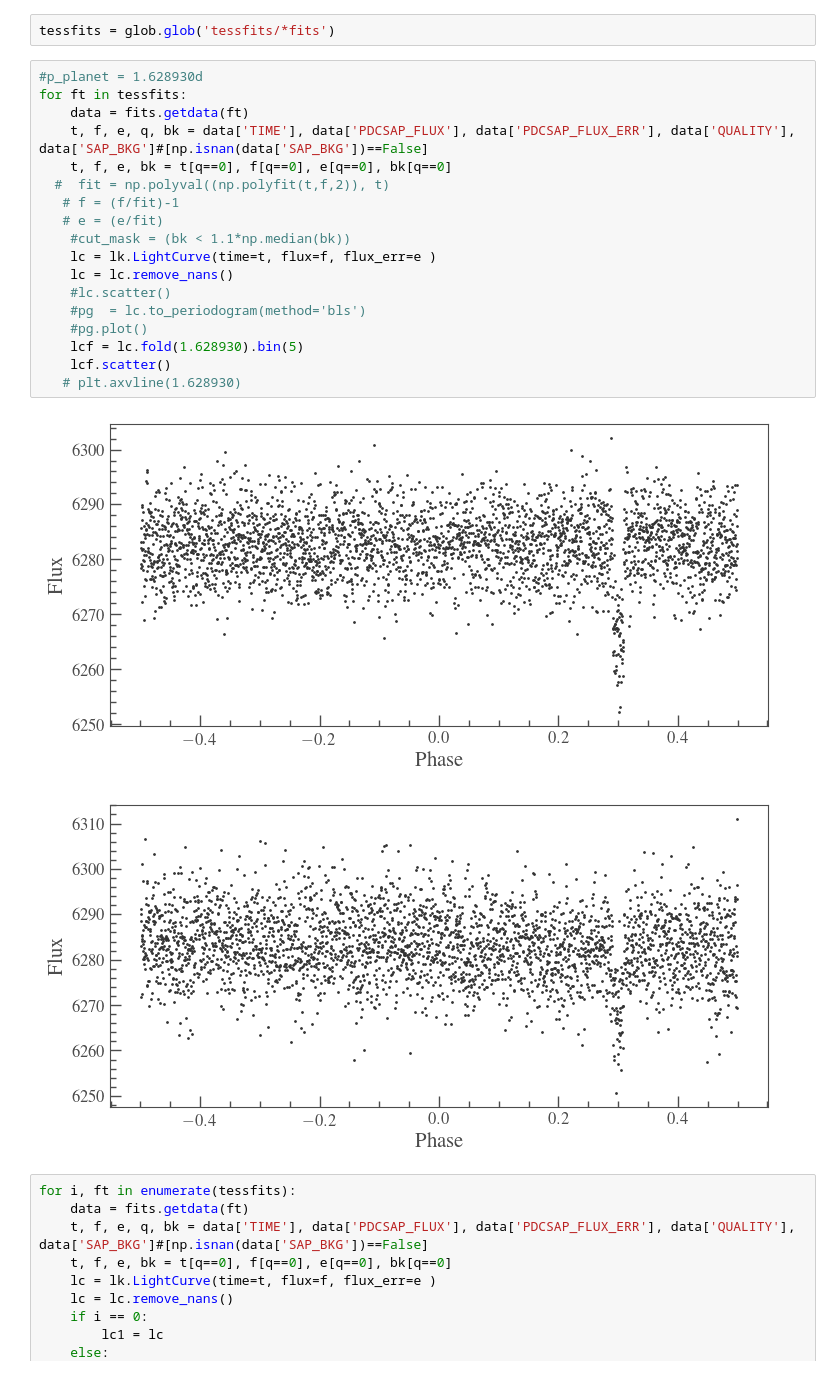
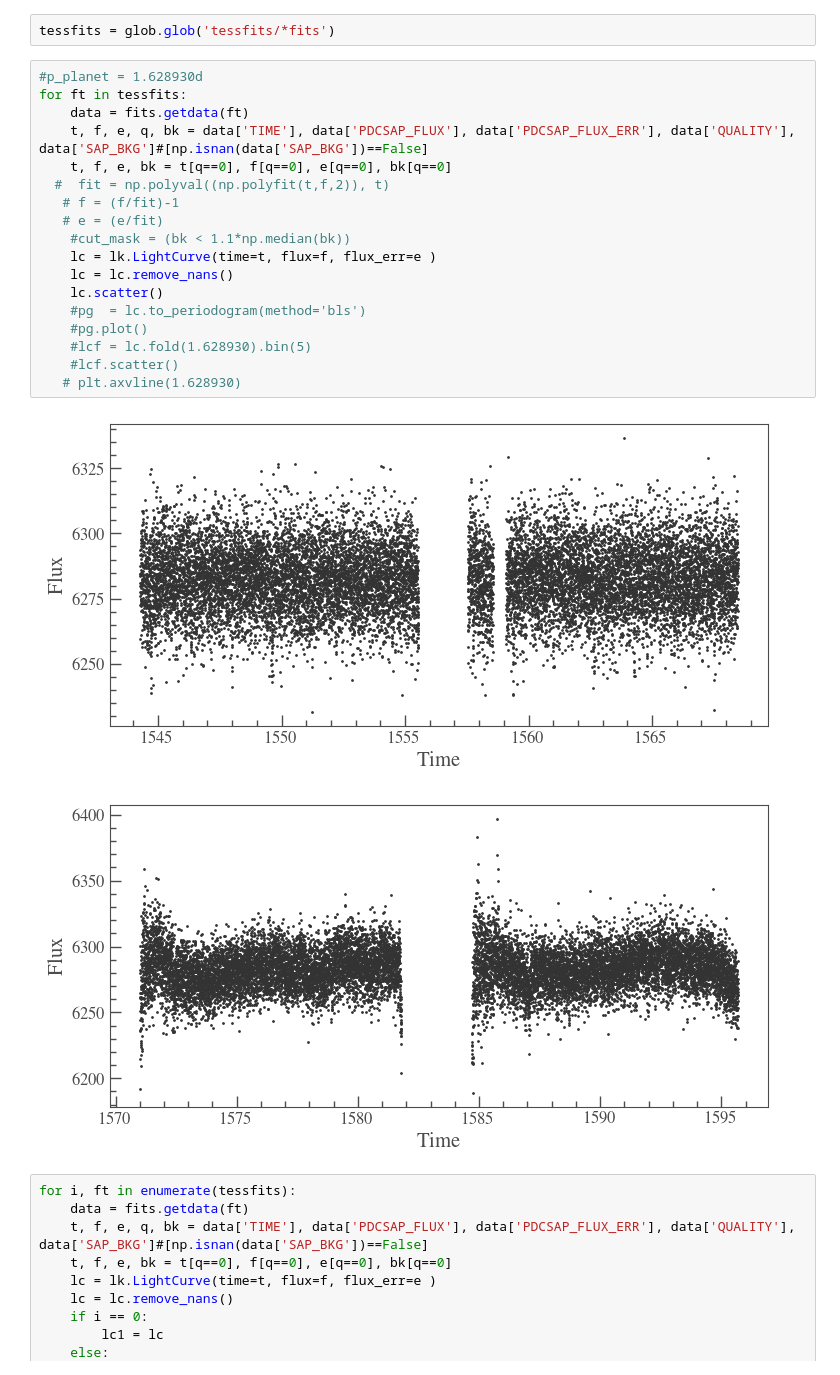
Before and after one commit to davidjwilson/gj1132, a Jupyter notebook: gj1132_tess.ipynb, the cells around one changed output. Cells and saved outputs as stored; diff of their text form.

```diff
--- a/gj1132_tess.ipynb
+++ b/gj1132_tess.ipynb
@@ -26,24 +26,24 @@ tessfits = glob.glob('tessfits/*fits')
 # %%
 #p_planet = 1.628930d
 for ft in tessfits:
     data = fits.getdata(ft)
     t, f, e, q, bk = data['TIME'], data['PDCSAP_FLUX'], data['PDCSAP_FLUX_ERR'], data['QUALITY'], data['SAP_BKG']#[np.isnan(data['SAP_BKG'])==False]
     t, f, e, bk = t[q==0], f[q==0], e[q==0], bk[q==0]
   #  fit = np.polyval((np.polyfit(t,f,2)), t)
    # f = (f/fit)-1
    # e = (e/fit)
     #cut_mask = (bk < 1.1*np.median(bk))
     lc = lk.LightCurve(time=t, flux=f, flux_err=e )
     lc = lc.remove_nans()
-    #lc.scatter()
+    lc.scatter()
     #pg  = lc.to_periodogram(method='bls')
     #pg.plot()
-    lcf = lc.fold(1.628930).bin(5)
-    lcf.scatter()
+    #lcf = lc.fold(1.628930).bin(5)
+    #lcf.scatter()
    # plt.axvline(1.628930)
 # %% [output]
-[figure, old version]
+[figure, new version]
-[figure, old version]
+[figure, new version]
 # %%
 for i, ft in enumerate(tessfits):
     data = fits.getdata(ft)
```
Also changed, not shown: parts of 1 cell of this notebook, 7 other files.
